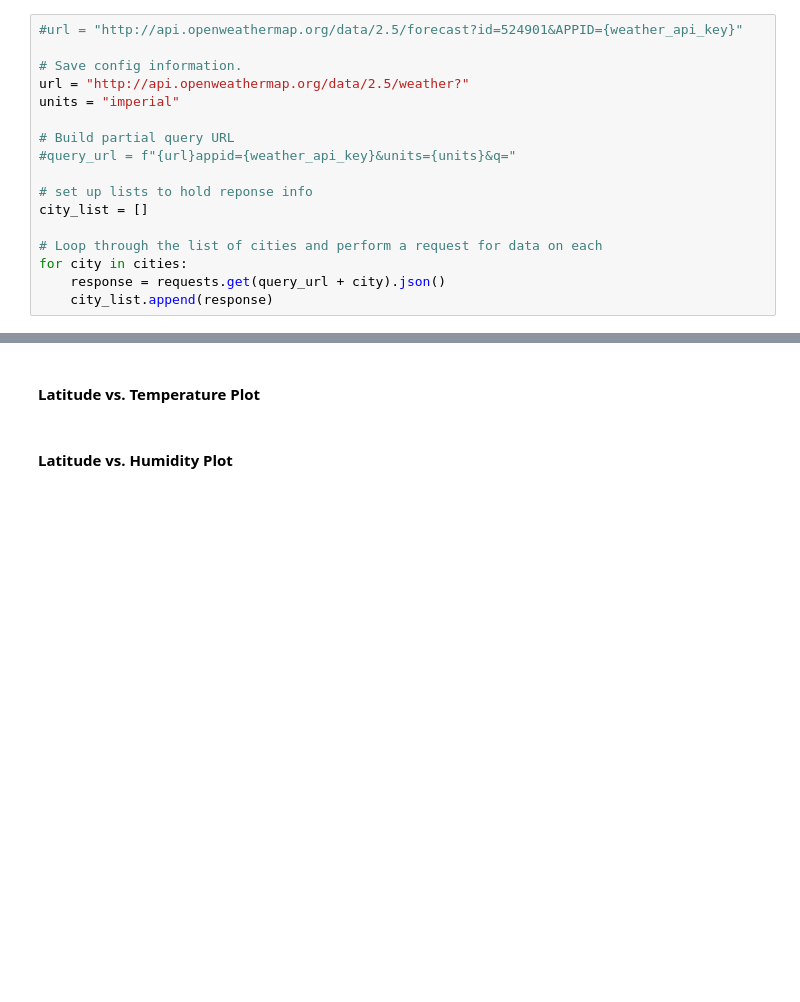
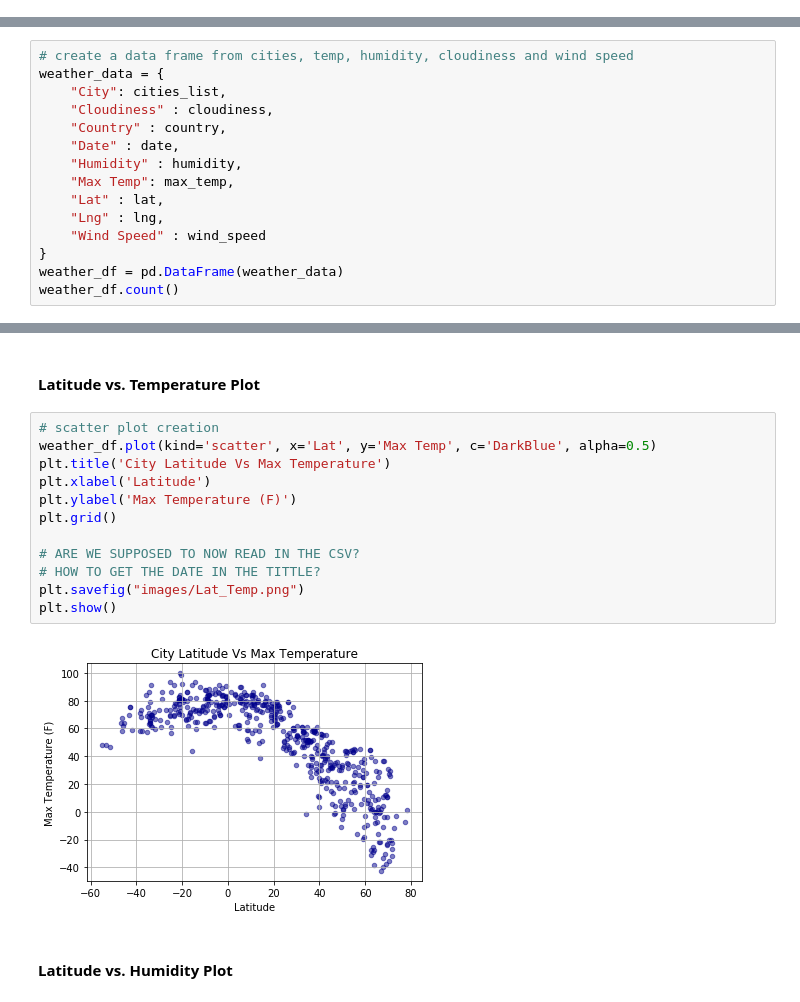
Before and after one commit to Lpwestlake/Python-API-Challenge, a Jupyter notebook: WeatherPy/WeatherPy.ipynb, the cells around one changed output, grey strips where cells are left out. Drawn from its saved outputs; the diff is of its cells as text; blank space fills up the shorter version.

```diff
--- a/WeatherPy/WeatherPy.ipynb
+++ b/WeatherPy/WeatherPy.ipynb
@@ -57,20 +53,3 @@ len(cities)
 ### Perform API Calls
 * Perform a weather check on each city using a series of successive API calls.
 * Include a print log of each city as it'sbeing processed (with the city number and city name).
-# %%
-#url = "http://api.openweathermap.org/data/2.5/forecast?id=524901&APPID={weather_api_key}"
-
-# Save config information.
-url = "http://api.openweathermap.org/data/2.5/weather?"
-units = "imperial"
-
-# Build partial query URL
-#query_url = f"{url}appid={weather_api_key}&units={units}&q="
-
-# set up lists to hold reponse info
-city_list = []
-
-# Loop through the list of cities and perform a request for data on each
-for city in cities:
-    response = requests.get(query_url + city).json()
-    city_list.append(response)
@@ -80,3 +129,18 @@ KeyboardInterrupt:
 ### Convert Raw Data to DataFrame
 * Export the city data into a .csv.
 * Display the DataFrame
+# %%
+# create a data frame from cities, temp, humidity, cloudiness and wind speed
+weather_data = {
+    "City": cities_list,
+    "Cloudiness" : cloudiness,
+    "Country" : country,
+    "Date" : date,
+    "Humidity" : humidity,
+    "Max Temp": max_temp,
+    "Lat" : lat,
+    "Lng" : lng,
+    "Wind Speed" : wind_speed
+}
+weather_df = pd.DataFrame(weather_data)
+weather_df.count()
@@ -86,5 +174,19 @@ KeyboardInterrupt:
 * Save the plotted figures as .pngs.
 # %% [markdown]
 #### Latitude vs. Temperature Plot
+# %%
+# scatter plot creation
+weather_df.plot(kind='scatter', x='Lat', y='Max Temp', c='DarkBlue', alpha=0.5)
+plt.title('City Latitude Vs Max Temperature')
+plt.xlabel('Latitude')
+plt.ylabel('Max Temperature (F)')
+plt.grid()
+
+# ARE WE SUPPOSED TO NOW READ IN THE CSV?
+# HOW TO GET THE DATE IN THE TITTLE?
+plt.savefig("images/Lat_Temp.png")
+plt.show()
+# %% [output]
+[figure, added]
 # %% [markdown]
 #### Latitude vs. Humidity Plot
```
Also changed, not shown: parts of 10 cells of this notebook, 7 other files.
